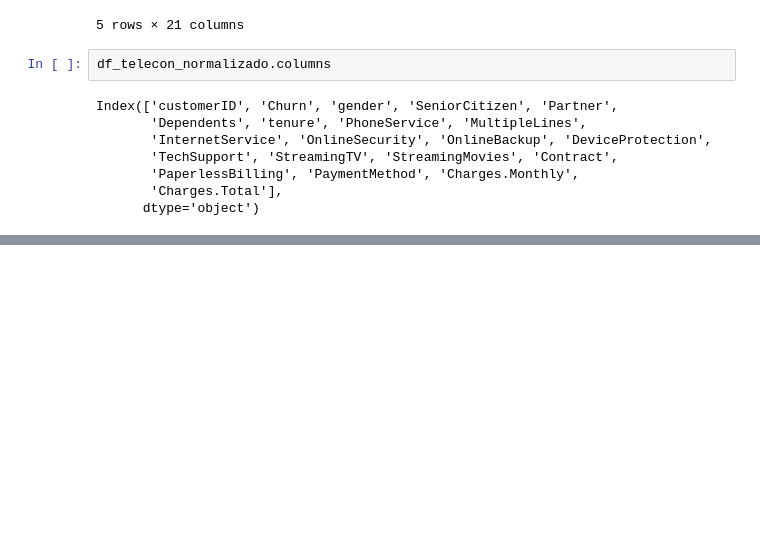
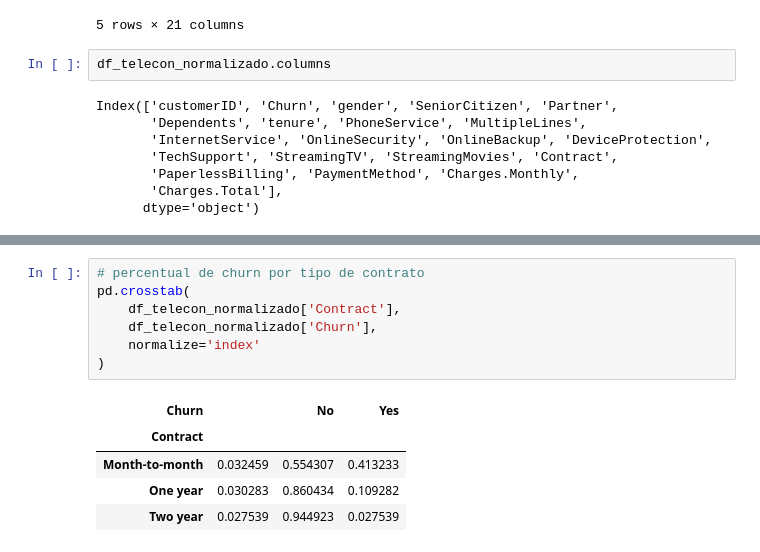
Before and after one commit to Samuel442/challenge-telecomX, a Jupyter notebook: challenge_telecomX.ipynb, the cells around one changed output, grey strips where cells are left out. Drawn from its saved outputs; the diff is of its cells as text; blank space fills up the shorter version.

```diff
--- a/challenge_telecomX.ipynb
+++ b/challenge_telecomX.ipynb
@@ -86,0 +187,13 @@ Index(['customerID', 'Churn', 'gender', 'SeniorCitizen', 'Partner',
+# %%
+# percentual de churn por tipo de contrato
+pd.crosstab(
+    df_telecon_normalizado['Contract'],
+    df_telecon_normalizado['Churn'],
+    normalize='index'
+)
+# %% [output]
+| Churn |  | No | Yes |
+| Contract |  |  |  |
+| Month-to-month | 0.032459 | 0.554307 | 0.413233 |
+| One year | 0.030283 | 0.860434 | 0.109282 |
+| Two year | 0.027539 | 0.944923 | 0.027539 |
```
Also changed, not shown: parts of 22 cells of this notebook.
